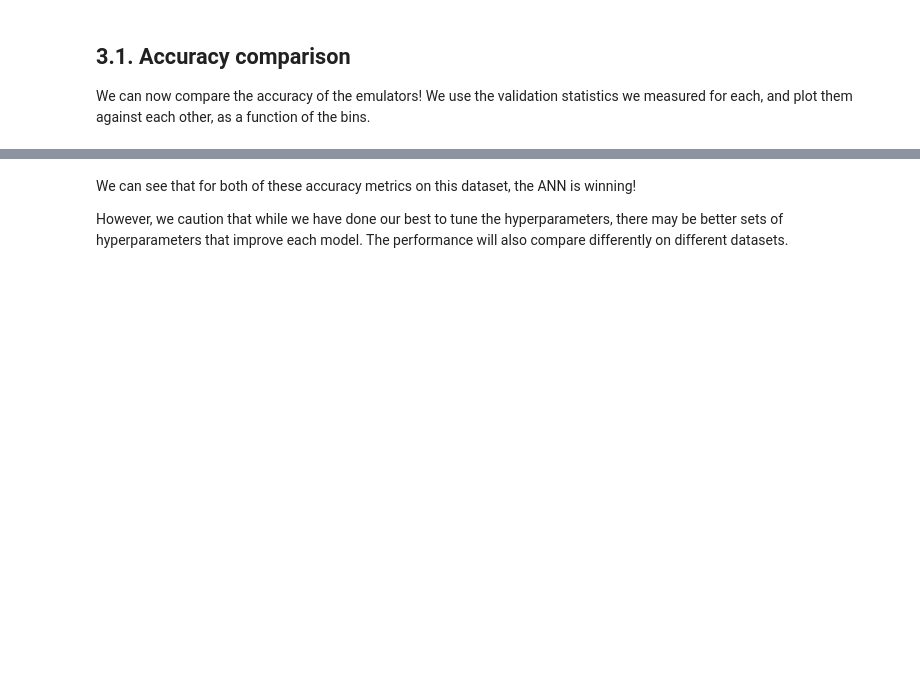
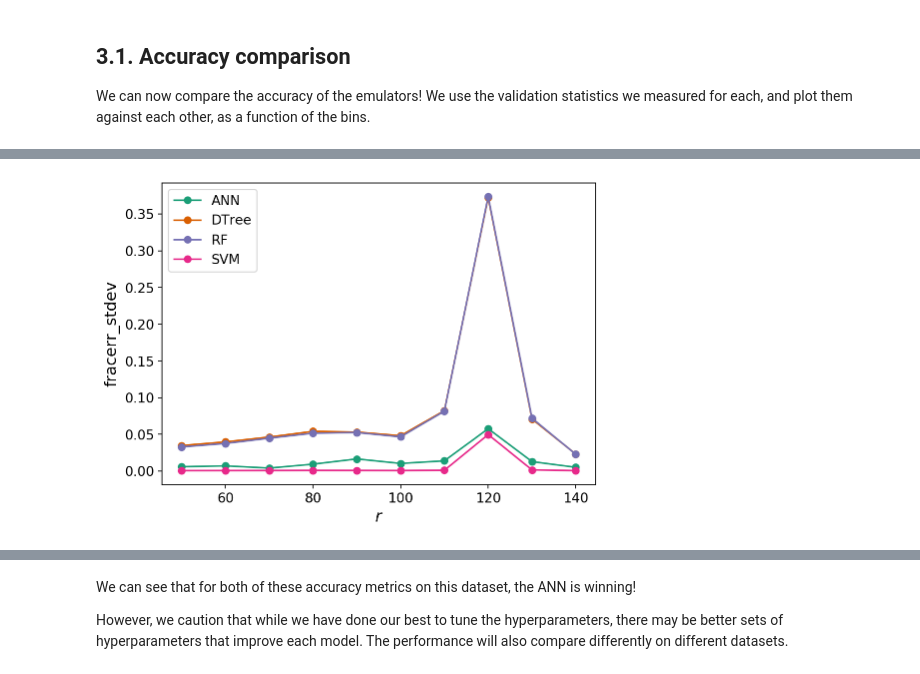
Before and after one commit to kstoreyf/emu-fight, a Jupyter notebook: the_great_emu_fight.ipynb, the cells around one changed output, grey strips where cells are left out. Saved outputs shown, nothing was run; the diff lists cells and outputs as text; code cells hidden in the pictures; blank space fills up the shorter version.

```diff
--- a/the_great_emu_fight.ipynb
+++ b/the_great_emu_fight.ipynb
@@ -233,0 +291,6 @@ emu.plot_accuracy(metric)
+# %%
+metric = "fracerr_stdev"
+emu.test_all(metric)
+emu.plot_accuracy(metric, colors=colors)
+# %% [output]
+[figure, added]
```
Also changed, not shown: parts of 59 cells of this notebook.
